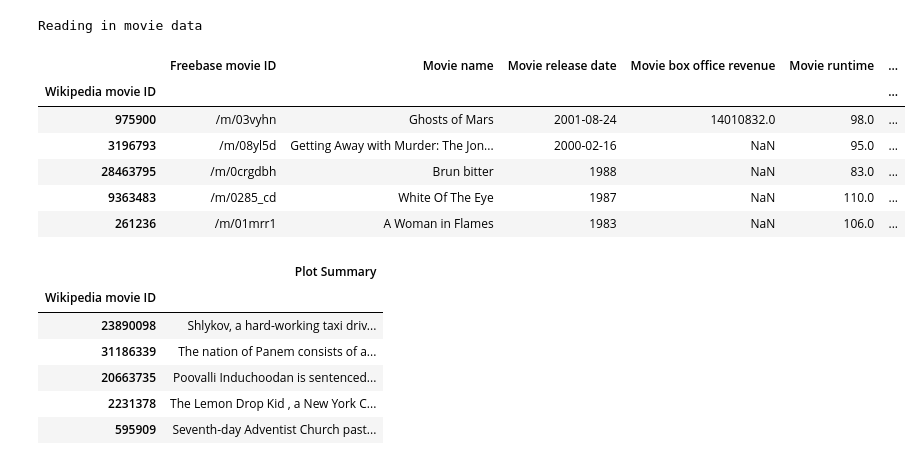
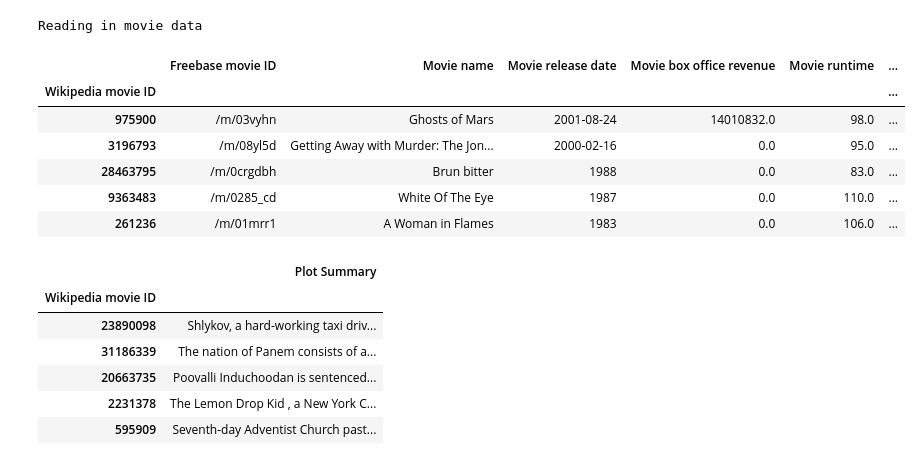
Before and after one commit to epfl-ada/ada-2022-project-cyga, a Jupyter notebook: preprocessing.ipynb, the cells around one changed output. Drawn from its saved outputs; the diff is of its cells as text; code cells hidden in the pictures.

```diff
--- a/preprocessing.ipynb
+++ b/preprocessing.ipynb
@@ -32,15 +34,15 @@ character_metadata = pd.read_csv(data_folder + 'character.metadata.tsv',sep='\t'
 # %% [output]
 Reading in movie data
 # %%
-movie_metadata.head()
+movie_metadata_clean.head()
 # %% [output]
 |  | Freebase movie ID | Movie name | Movie release date | Movie box office revenue | Movie runtime | ... |
 | Wikipedia movie ID |  |  |  |  |  | ... |
 | 975900 | /m/03vyhn | Ghosts of Mars | 2001-08-24 | 14010832.0 | 98.0 | ... |
-| 3196793 | /m/08yl5d | Getting Away with Murder: The Jon... | 2000-02-16 | NaN | 95.0 | ... |
-| 28463795 | /m/0crgdbh | Brun bitter | 1988 | NaN | 83.0 | ... |
-| 9363483 | /m/0285_cd | White Of The Eye | 1987 | NaN | 110.0 | ... |
-| 261236 | /m/01mrr1 | A Woman in Flames | 1983 | NaN | 106.0 | ... |
+| 3196793 | /m/08yl5d | Getting Away with Murder: The Jon... | 2000-02-16 | 0.0 | 95.0 | ... |
+| 28463795 | /m/0crgdbh | Brun bitter | 1988 | 0.0 | 83.0 | ... |
+| 9363483 | /m/0285_cd | White Of The Eye | 1987 | 0.0 | 110.0 | ... |
+| 261236 | /m/01mrr1 | A Woman in Flames | 1983 | 0.0 | 106.0 | ... |
 # %%
 plot_summaries.head()
 # %% [output]
```
Also changed, not shown: parts of 11 cells of this notebook.
